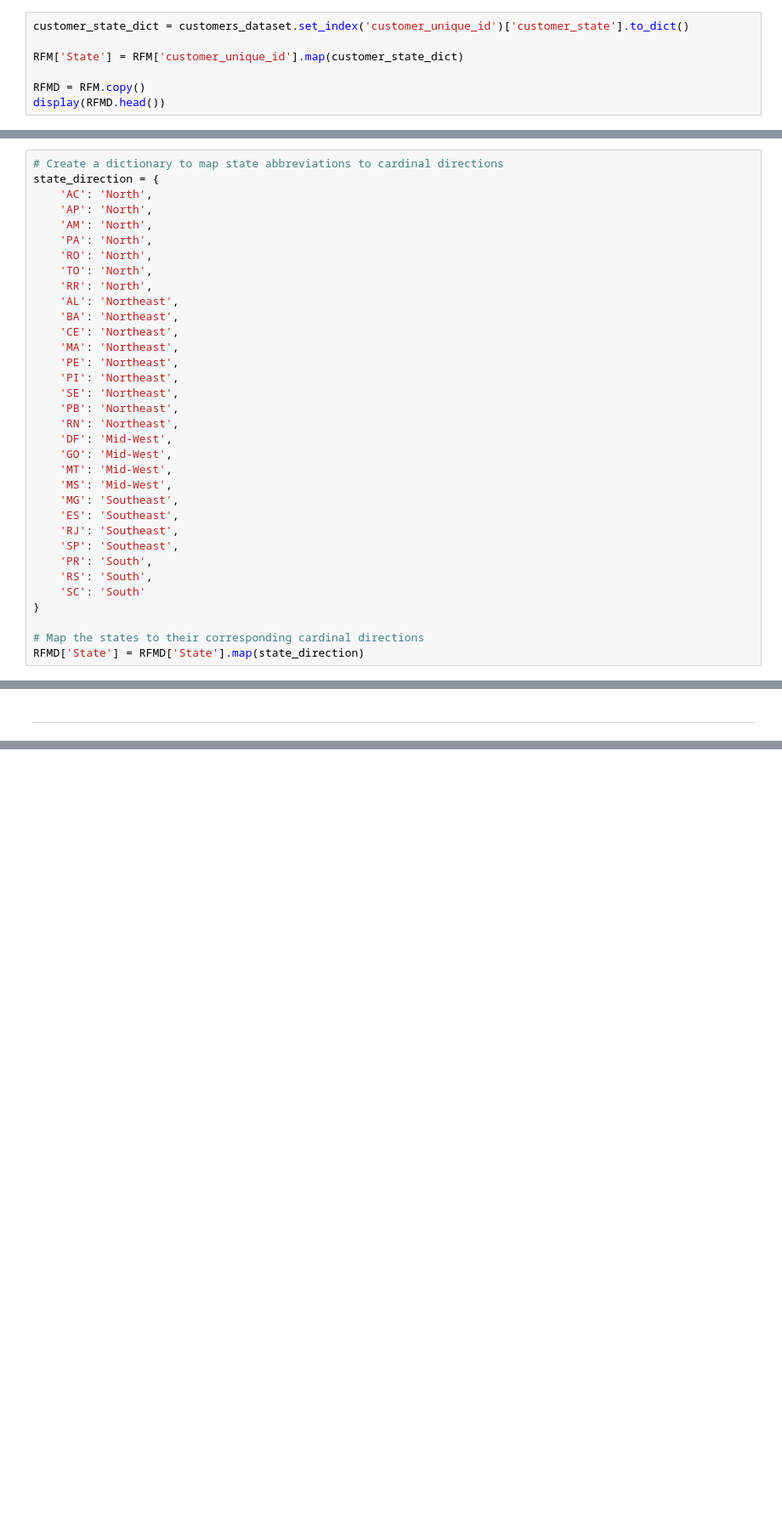
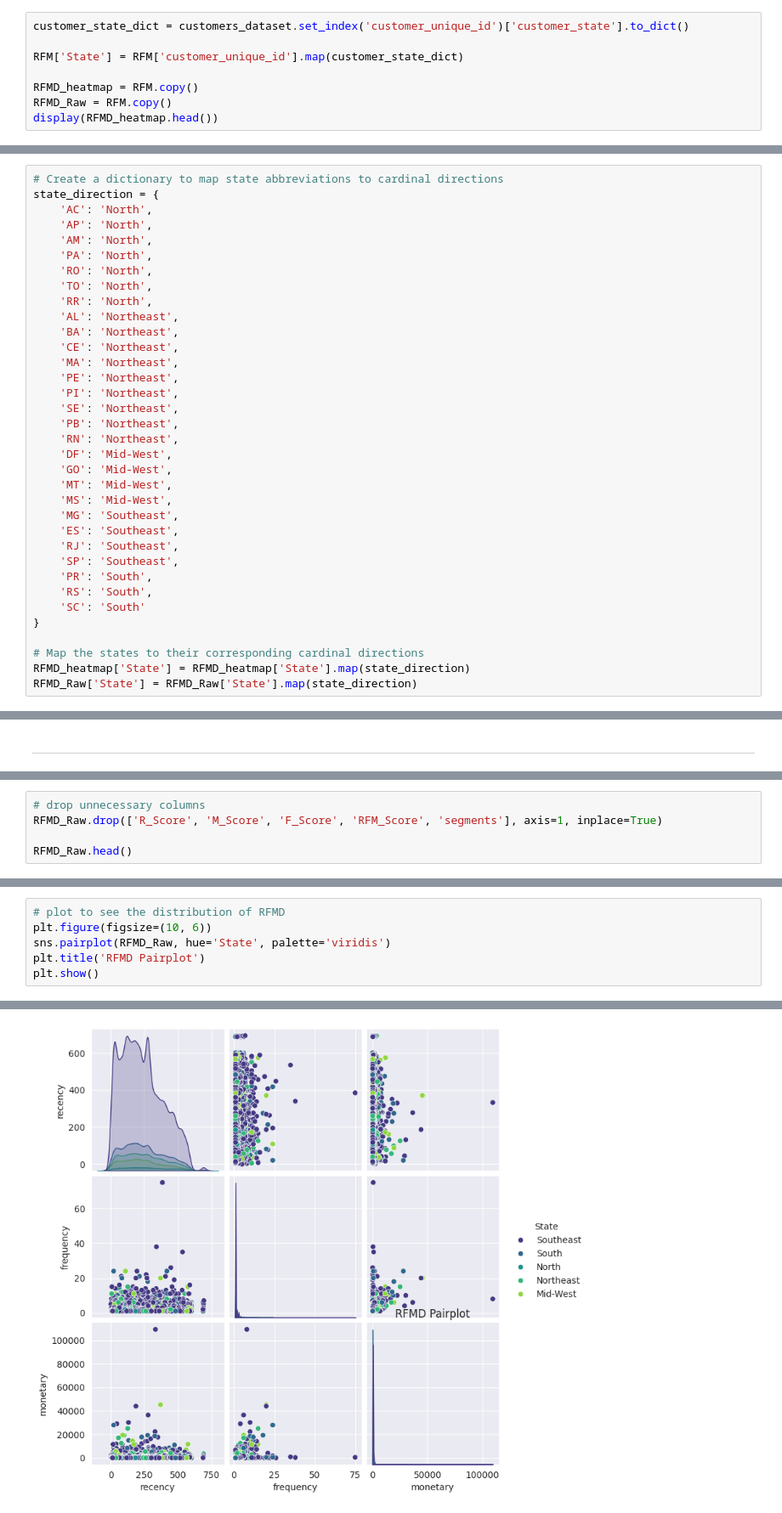
Before and after one commit to pt-sinan-akbar/Dataset-Thesis, a Jupyter notebook: BrazilDataSet.ipynb, the cells around one changed output, grey strips where cells are left out. Shown at 85% size. Cells and saved outputs as stored; diff of their text form; blank space fills up the shorter version.

```diff
--- a/BrazilDataSet.ipynb
+++ b/BrazilDataSet.ipynb
@@ -755,8 +756,9 @@ customer_state_dict = customers_dataset.set_index('customer_unique_id')['custome
 
 RFM['State'] = RFM['customer_unique_id'].map(customer_state_dict)
 
-RFMD = RFM.copy()
-display(RFMD.head())
+RFMD_heatmap = RFM.copy()
+RFMD_Raw = RFM.copy()
+display(RFMD_heatmap.head())
 # %% [output]
 |  | customer_unique_id | recency | frequency | monetary | R_Score | M_Score | F_Score | RFM_Score | segments | ... |
 | 0 | 0000366f3b9a7992bf8c76cfdf3221e2 | 111 | 1 | 141.90 | 1 | 2 | 1 | 112 | Rookies | ... |
@@ -854,5 +856,6 @@ state_direction = {
 }
 
 # Map the states to their corresponding cardinal directions
-RFMD['State'] = RFMD['State'].map(state_direction)
+RFMD_heatmap['State'] = RFMD_heatmap['State'].map(state_direction)
+RFMD_Raw['State'] = RFMD_Raw['State'].map(state_direction)
 # %%
@@ -868,0 +874,5 @@ RFMD.head()
+# %%
+# drop unnecessary columns
+RFMD_Raw.drop(['R_Score', 'M_Score', 'F_Score', 'RFM_Score', 'segments'], axis=1, inplace=True)
+
+RFMD_Raw.head()
@@ -868,0 +886,7 @@ RFMD.head()
+# %%
+# plot to see the distribution of RFMD
+plt.figure(figsize=(10, 6))
+sns.pairplot(RFMD_Raw, hue='State', palette='viridis')
+plt.title('RFMD Pairplot')
+plt.show()
+# %% [output]
@@ -868,0 +894 @@ RFMD.head()
+[figure, added]
```
Also changed, not shown: parts of 19 cells of this notebook.
